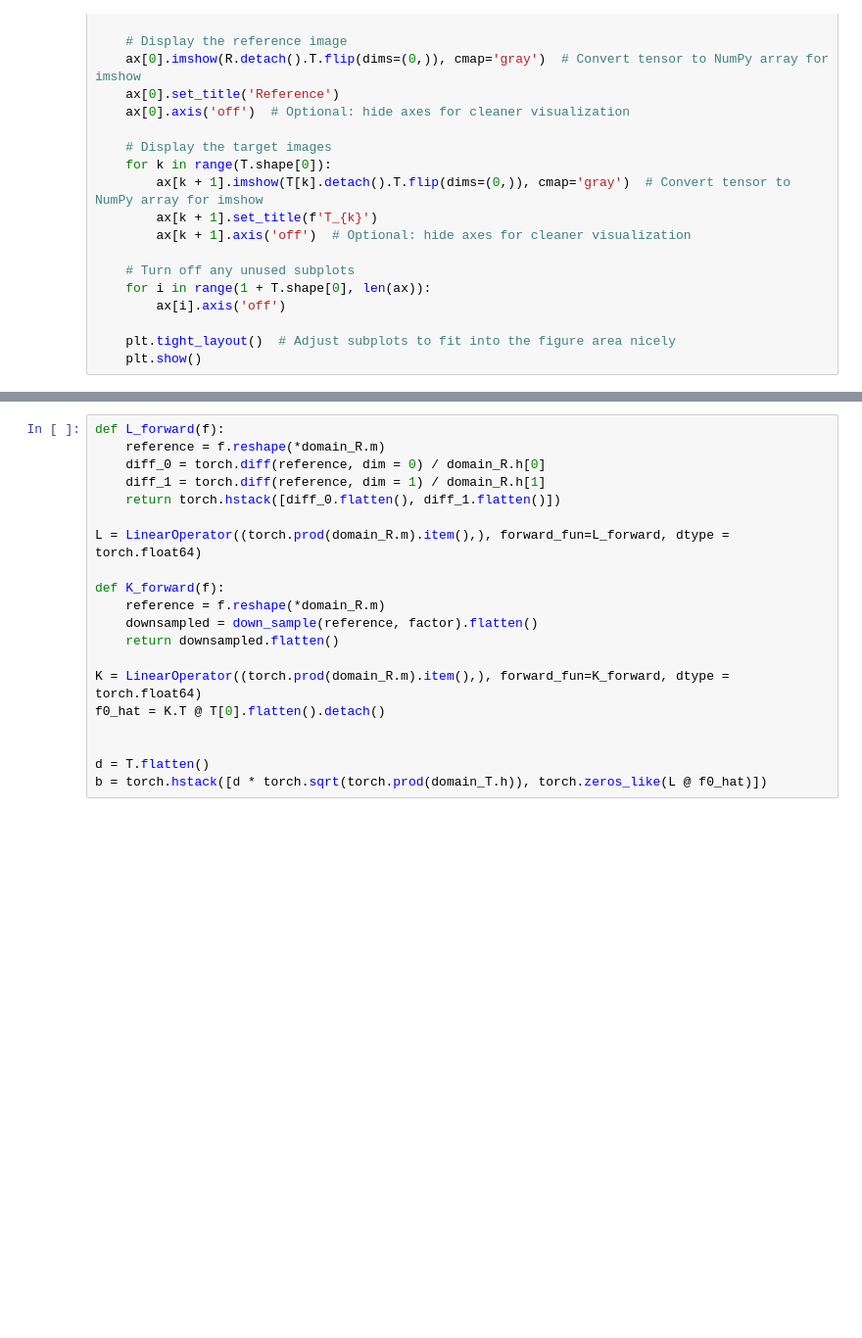
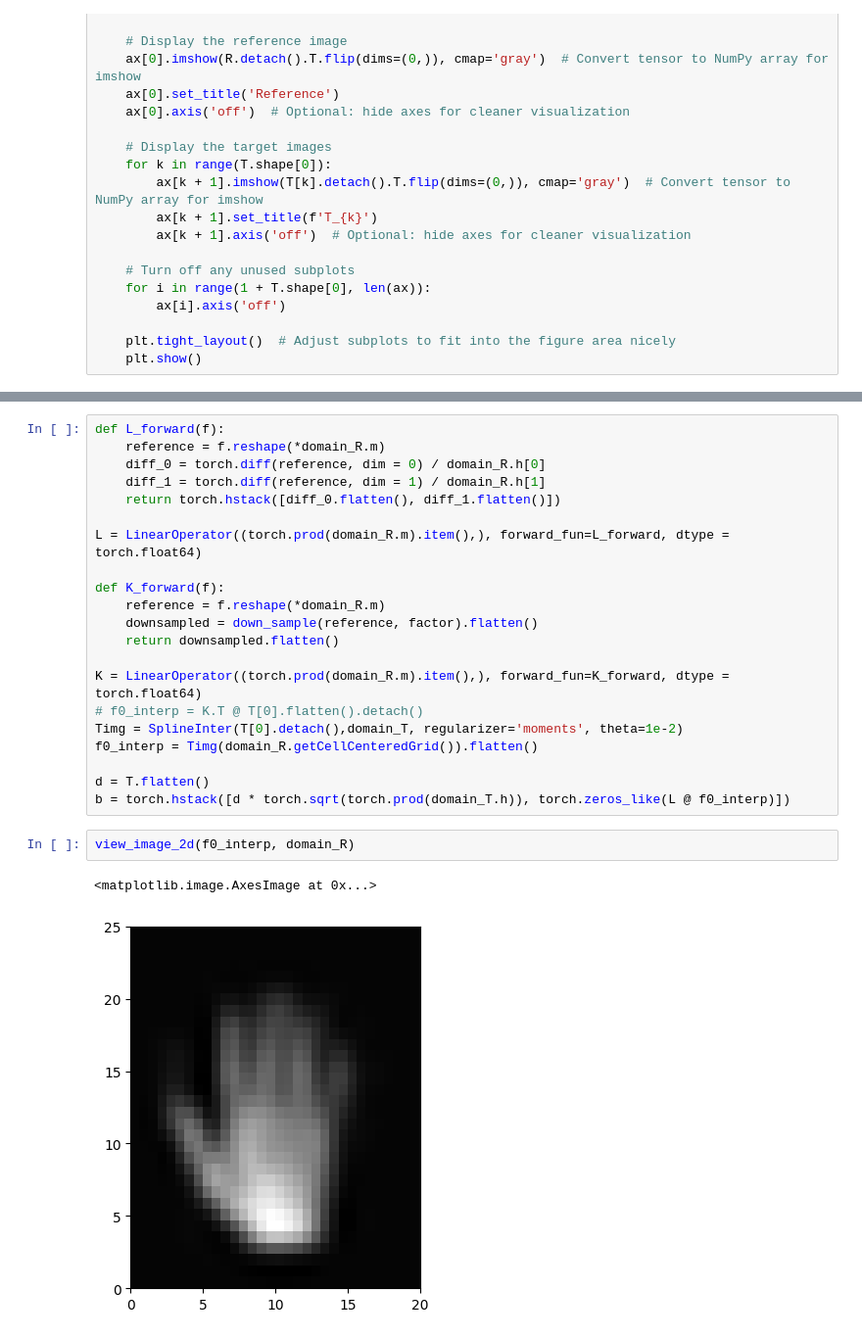
Before and after one commit to wdwatson2/ImgRegPytorchProject, a Jupyter notebook: scripts/solve_SuperResolution.ipynb, the cells around one changed output, grey strips where cells are left out. Shown at 98% size. Cells and saved outputs as stored; diff of their text form; blank space fills up the shorter version.

```diff
--- a/scripts/solve_SuperResolution.ipynb
+++ b/scripts/solve_SuperResolution.ipynb
@@ -96,11 +104,17 @@ def K_forward(f):
     return downsampled.flatten()
 
 K = LinearOperator((torch.prod(domain_R.m).item(),), forward_fun=K_forward, dtype = torch.float64)
-f0_hat = K.T @ T[0].flatten().detach()
-
+# f0_interp = K.T @ T[0].flatten().detach()
+Timg = SplineInter(T[0].detach(),domain_T, regularizer='moments', theta=1e-2)
+f0_interp = Timg(domain_R.getCellCenteredGrid()).flatten()
 
 d = T.flatten()
-b = torch.hstack([d * torch.sqrt(torch.prod(domain_T.h)), torch.zeros_like(L @ f0_hat)])
+b = torch.hstack([d * torch.sqrt(torch.prod(domain_T.h)), torch.zeros_like(L @ f0_interp)])
+# %%
+view_image_2d(f0_interp, domain_R)
+# %% [output]
+<matplotlib.image.AxesImage at 0x...>
+[figure, added]
 # %%
 xc_2d = domain_R.getCellCenteredGrid()
 xc = xc_2d.reshape(torch.prod(domain_R.m).item(),2).detach()
```
Also changed, not shown: parts of 13 cells of this notebook.
